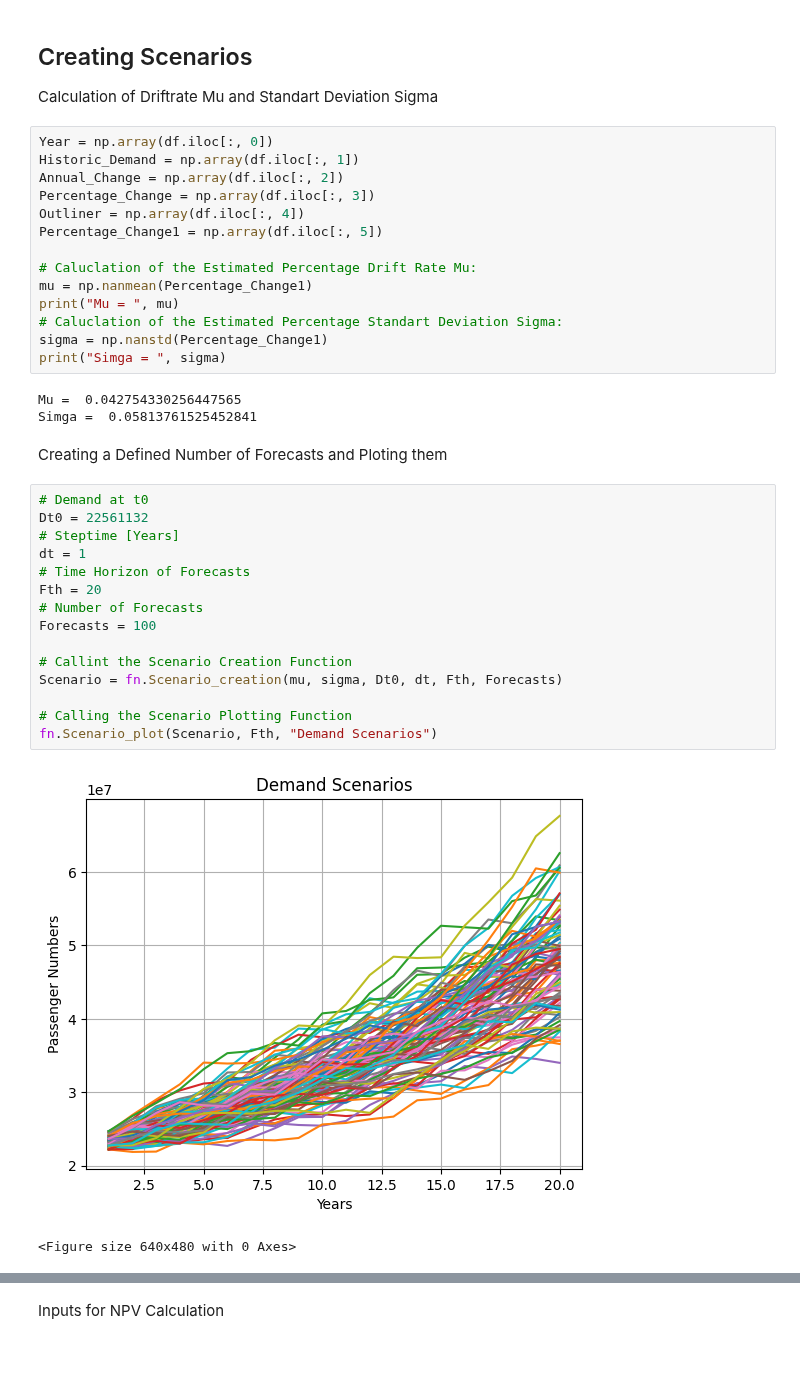
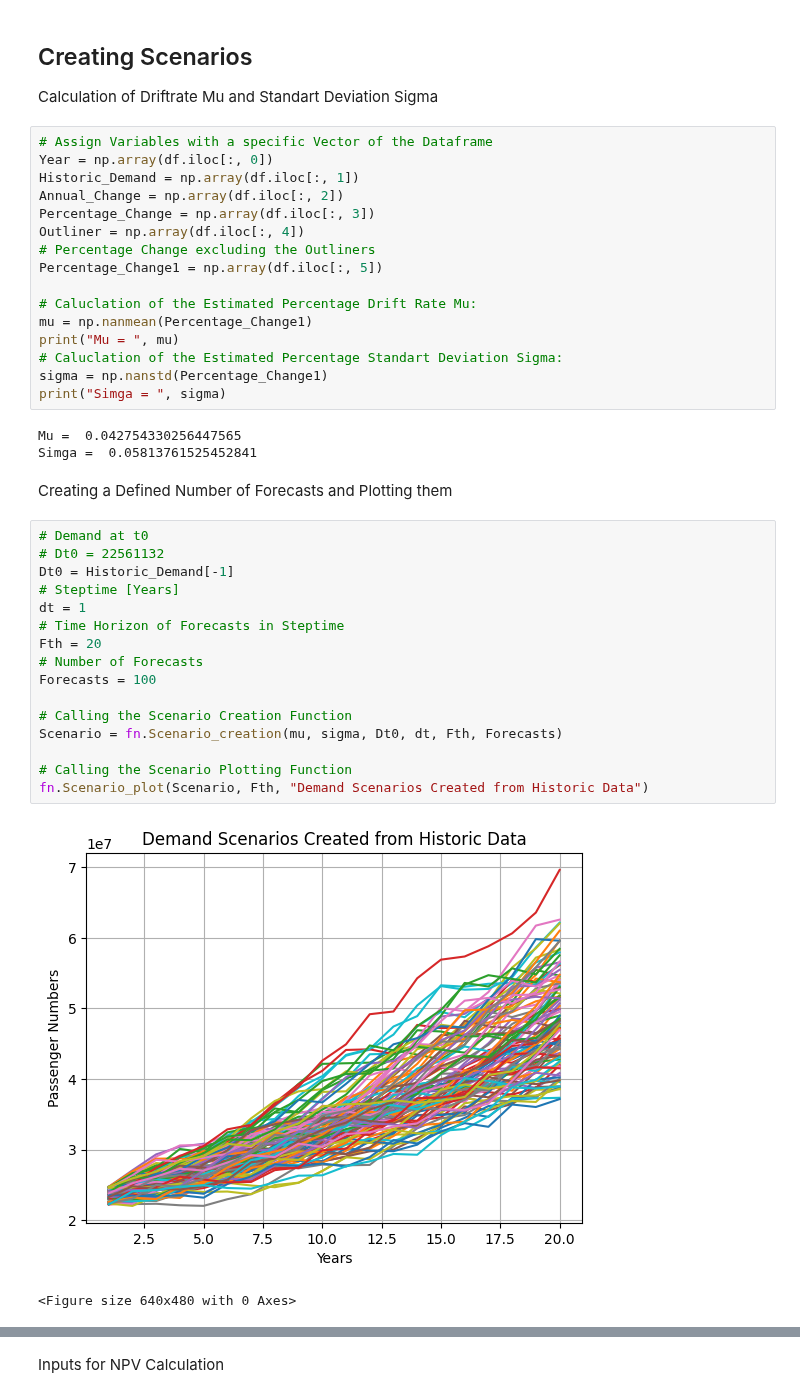
Before and after one commit to Oli767/VT1-Python-Files, a Jupyter notebook: VT1_with_Matrix_Import.ipynb, the cells around one changed output, grey strips where cells are left out. Drawn from its saved outputs; the diff is of its cells as text; blank space fills up the shorter version.

```diff
--- a/VT1_with_Matrix_Import.ipynb
+++ b/VT1_with_Matrix_Import.ipynb
@@ -25,11 +25,13 @@ df = pd.read_excel("Sample.xlsx")
 ## Creating Scenarios
 Calculation of Driftrate Mu and Standart Deviation Sigma
 # %%
+# Assign Variables with a specific Vector of the Dataframe
 Year = np.array(df.iloc[:, 0])
 Historic_Demand = np.array(df.iloc[:, 1])
 Annual_Change = np.array(df.iloc[:, 2])
 Percentage_Change = np.array(df.iloc[:, 3])
 Outliner = np.array(df.iloc[:, 4])
+# Percentage Change excluding the Outliners
 Percentage_Change1 = np.array(df.iloc[:, 5])
 
 # Caluclation of the Estimated Percentage Drift Rate Mu:
@@ -42,23 +44,24 @@ print("Simga = ", sigma)
 Mu =  0.042754330256447565
 Simga =  0.05813761525452841
 # %% [markdown]
-Creating a Defined Number of Forecasts and Ploting them
+Creating a Defined Number of Forecasts and Plotting them
 # %%
 # Demand at t0
-Dt0 = 22561132
+# Dt0 = 22561132
+Dt0 = Historic_Demand[-1]
 # Steptime [Years]
 dt = 1
-# Time Horizon of Forecasts
+# Time Horizon of Forecasts in Steptime
 Fth = 20
 # Number of Forecasts
 Forecasts = 100
 
-# Callint the Scenario Creation Function
+# Calling the Scenario Creation Function
 Scenario = fn.Scenario_creation(mu, sigma, Dt0, dt, Fth, Forecasts)
 
 # Calling the Scenario Plotting Function
-fn.Scenario_plot(Scenario, Fth, "Demand Scenarios")
+fn.Scenario_plot(Scenario, Fth, "Demand Scenarios Created from Historic Data")
 # %% [output]
-[figure, old version]
+[figure, new version]
 <Figure size 640x480 with 0 Axes>
 # %% [markdown]
```
Also changed, not shown: parts of 25 cells of this notebook, 2 other files.
